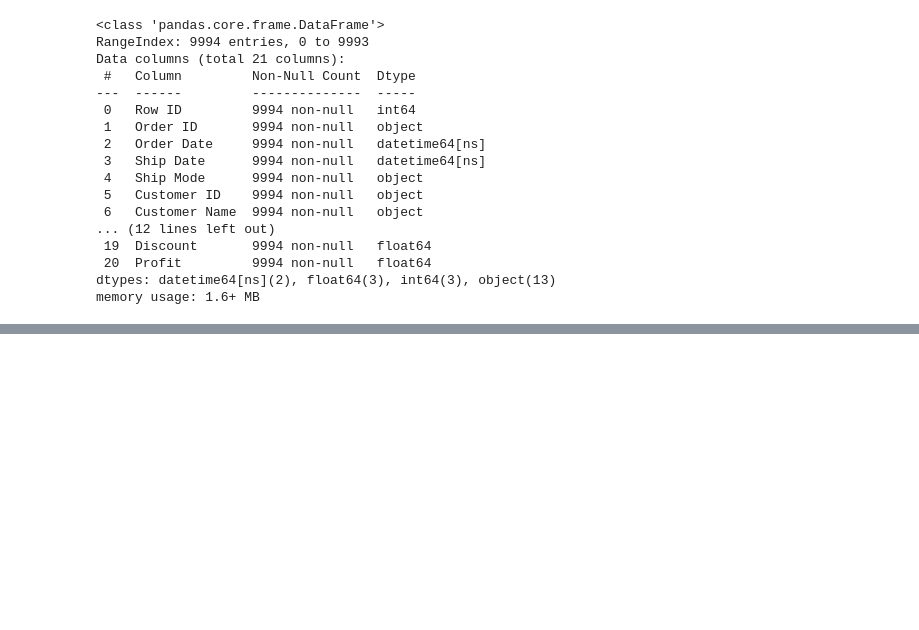
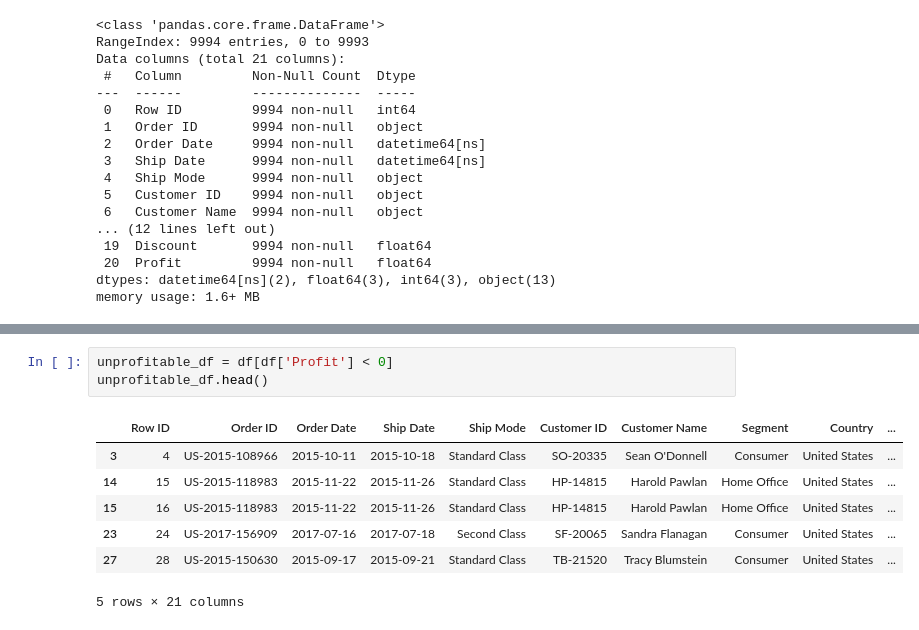
Before and after one commit to rino78589/superstore_sales_analysis, a Jupyter notebook: superstore_analysis.ipynb, the cells around one changed output, grey strips where cells are left out. Drawn from its saved outputs; the diff is of its cells as text; blank space fills up the shorter version.

```diff
--- a/superstore_analysis.ipynb
+++ b/superstore_analysis.ipynb
@@ -52,3 +54,14 @@ worst_order
 |  | Row ID | Order ID | Order Date | Ship Date | Ship Mode | Customer ID | Customer Name | Segment | Country | ... |
 | 7772 | 7773 | CA-2016-108196 | 2016-11-25 | 2016-12-02 | Standard Class | CS-12505 | Cindy Stewart | Consumer | United States | ... |
 1 rows × 21 columns
+# %%
+unprofitable_df = df[df['Profit'] < 0]
+unprofitable_df.head()
+# %% [output]
+|  | Row ID | Order ID | Order Date | Ship Date | Ship Mode | Customer ID | Customer Name | Segment | Country | ... |
+| 3 | 4 | US-2015-108966 | 2015-10-11 | 2015-10-18 | Standard Class | SO-20335 | Sean O'Donnell | Consumer | United States | ... |
+| 14 | 15 | US-2015-118983 | 2015-11-22 | 2015-11-26 | Standard Class | HP-14815 | Harold Pawlan | Home Office | United States | ... |
+| 15 | 16 | US-2015-118983 | 2015-11-22 | 2015-11-26 | Standard Class | HP-14815 | Harold Pawlan | Home Office | United States | ... |
+| 23 | 24 | US-2017-156909 | 2017-07-16 | 2017-07-18 | Second Class | SF-20065 | Sandra Flanagan | Consumer | United States | ... |
+| 27 | 28 | US-2015-150630 | 2015-09-17 | 2015-09-21 | Standard Class | TB-21520 | Tracy Blumstein | Consumer | United States | ... |
+5 rows × 21 columns
```
Also changed, not shown: parts of 7 cells of this notebook, 4 other files.
